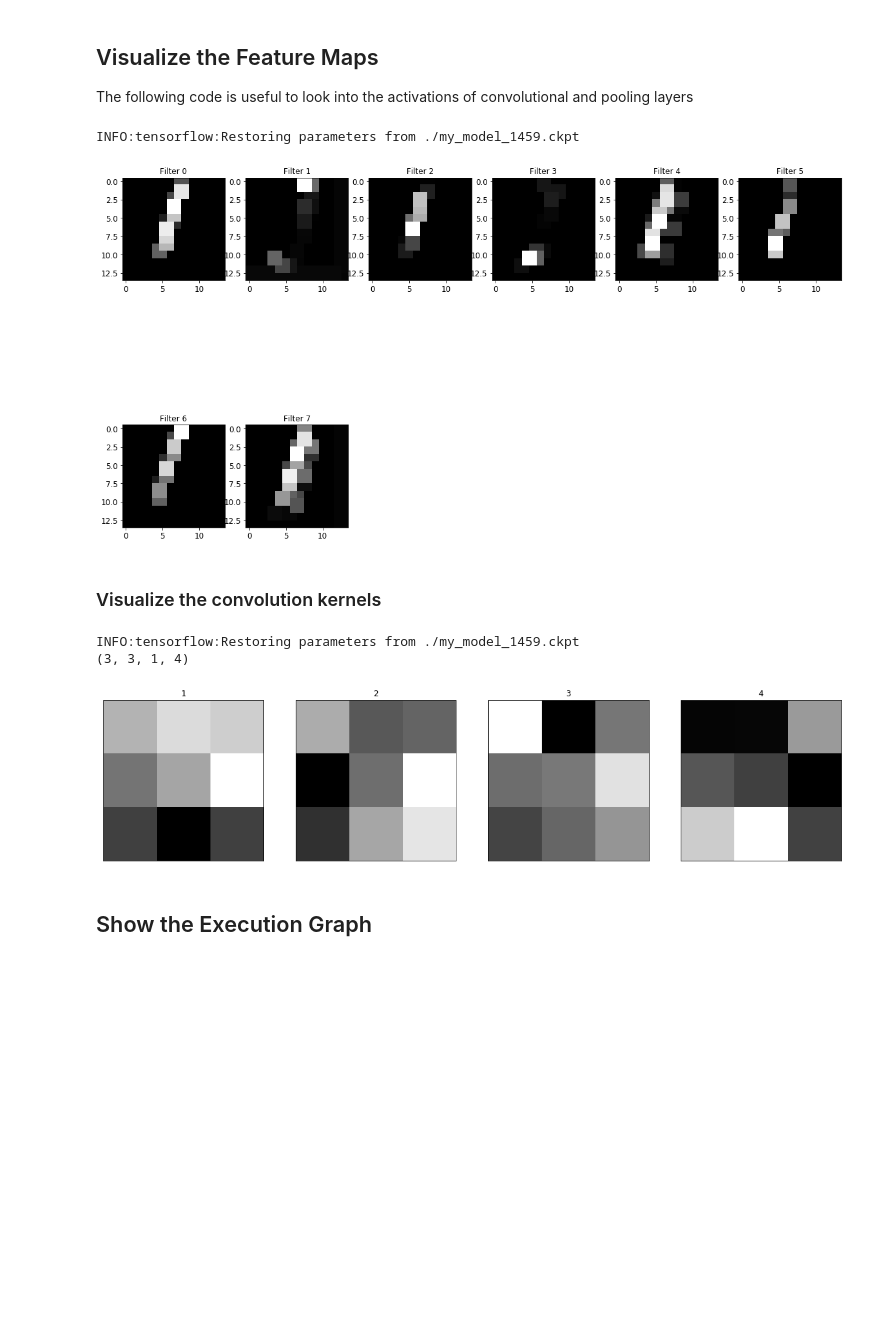
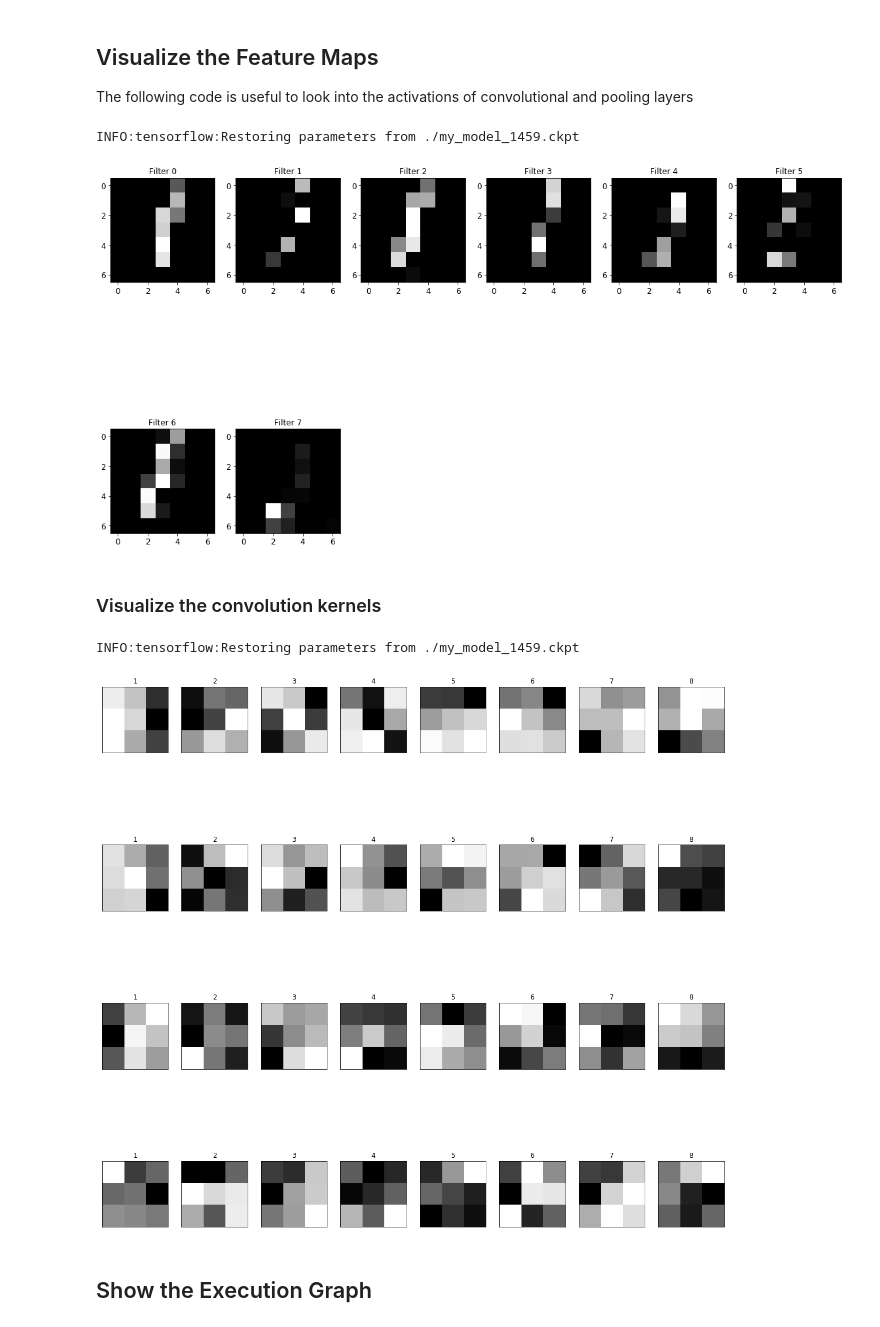
Before and after one commit to shreyasbhatia09/MNIST-Digit-Classfication, a Jupyter notebook: mnist_transfer_learningskeleton.ipynb, the cells around one changed output. Cells and saved outputs as stored; diff of their text form; code cells hidden in the pictures; blank space fills up the shorter version.

```diff
--- a/mnist_transfer_learningskeleton.ipynb
+++ b/mnist_transfer_learningskeleton.ipynb
@@ -282,11 +304,15 @@ with tf.name_scope("softmax_023678"):
 
 with tf.name_scope("train_023678"):
     xentropy = tf.nn.sparse_softmax_cross_entropy_with_logits(logits=logits, labels=y)
-    loss = tf.reduce_mean(xentropy)
-    optimizer = tf.train.AdamOptimizer(name="adam_023678")
+#     loss = tf.reduce_mean(xentropy)
+    loss = tf.reduce_mean(tf.cast(xentropy, tf.float32))
+
+    optimizer = tf.train.AdamOptimizer(0.0002,name="adam_023678")
+
 ## try to freeze everything but fc2, softmax
-    train_vars = tf.get_collection(tf.GraphKeys.TRAINABLE_VARIABLES, scope="fc2_023678|softmax_023678")
-    training_op = optimizer.minimize(loss, var_list=train_vars)
+    optimizer = tf.train.AdamOptimizer(0.002,name="adam_023678")
+#     train_vars = tf.get_collection(tf.GraphKeys.TRAINABLE_VARIABLES, scope="fc2_023678|softmax_023678")
+#     training_op = optimizer.minimize(loss, var_list=train_vars)
     training_op = optimizer.minimize(loss)
 
 with tf.name_scope("eval_023678"):
@@ -299,7 +325,7 @@ with tf.name_scope("init_023678"):
 # %% [markdown]
 ## Train transferred 023678
 # %%
-n_epochs = 3
+n_epochs = 10
 batch_size = 10
 
 print("Training 023678...")
@@ -311,25 +337,36 @@ with tf.Session() as sess:
     next_batch = iterator.get_next()
 
     saver.restore(sess, "./my_model_1459.ckpt")
-
+    loss_023678_pts=[]
     for epoch in range(n_epochs):
         sess.run(iterator.initializer)
         while True:
             try:
                 X_batch, y_batch = sess.run(next_batch)
                 sess.run(training_op, feed_dict={X: X_batch, y: y_batch})
+
             except tf.errors.OutOfRangeError:
                 # finished running through dataset
                 break
 
         acc_train = accuracy.eval(feed_dict={X: X_023678_train, y: y_023678_train})
         acc_test = accuracy.eval(feed_dict={X: X_023678_test, y: y_023678_test})
-        print(epoch, "Train accuracy:", acc_train, "Test accuracy:", acc_test)
+        loss_023678 = loss.eval(feed_dict={X: X_023678_test, y: y_023678_test})
+#         loss_023678 = loss.eval(feed_dict={X: X_023678_test, y: y_023678_test, drop_out:keep_prob})
+        loss_023678_pts.append(loss_023678)
+        print(epoch, "Train accuracy:", acc_train, "Test accuracy:", acc_test, "Loss:", loss_023678)
+
+    plt.plot(range(len(loss_023678_pts)),loss_023678_pts)
+    plt.title("Test Loss - MNIST023678 with freeze")
+    plt.xlabel("epoch")
+    plt.ylabel("Loss")
+    plt.savefig("Test Loss-MNIST023678 with freeze.png")
 
     print("Finished training")
 
     # for example
     inferred = sess.run(Y_proba, feed_dict={X: [X_023678_test[0]]})
+
     plot_image(X_023678_test[0].reshape(28,28), "Predicted %d, truth %d"%(np.argmax(inferred), y_023678_test[0]))
 # %% [output]
 Training 023678...
@@ -346,21 +389,22 @@ The following code is useful to look into the activations of convolutional and p
 import math
 with tf.Session() as sess:
     saver.restore(sess, "./my_model_1459.ckpt")
-    getActivations(tf.get_default_graph().get_tensor_by_name("conv/conv1/Relu:0"), X_1459_test[0])
-    getActivations(tf.get_default_graph().get_tensor_by_name("pool3/pool3:0"), X_1459_test[0])
+#     getActivations(tf.get_default_graph().get_tensor_by_name("conv/conv1/Relu:0"), X_1459_test[0])
+#     getActivations(tf.get_default_graph().get_tensor_by_name("conv/conv2/Relu:0"), X_1459_test[0])
+    getActivations(tf.get_default_graph().get_tensor_by_name("pool3/pool3/MaxPool:0"), X_1459_test[0])
 # %% [output]
 INFO:tensorflow:Restoring parameters from ./my_model_1459.ckpt
-[figure, old version]
+[figure, new version]
 # %% [markdown]
 ### Visualize the convolution kernels
 # %%
 with tf.Session() as sess:
     saver.restore(sess, "./my_model_1459.ckpt")
-    plotConvLayerWeights("conv1",sess)
+#     plotConvLayerWeights("conv1",sess)
+    plotConvLayerWeights("conv2",sess)
 # %% [output]
 INFO:tensorflow:Restoring parameters from ./my_model_1459.ckpt
-(3, 3, 1, 4)
-[figure, old version]
+[figure, new version]
 # %% [markdown]
 ## Show the Execution Graph
 # %%
```
Also changed, not shown: parts of 6 cells of this notebook.
